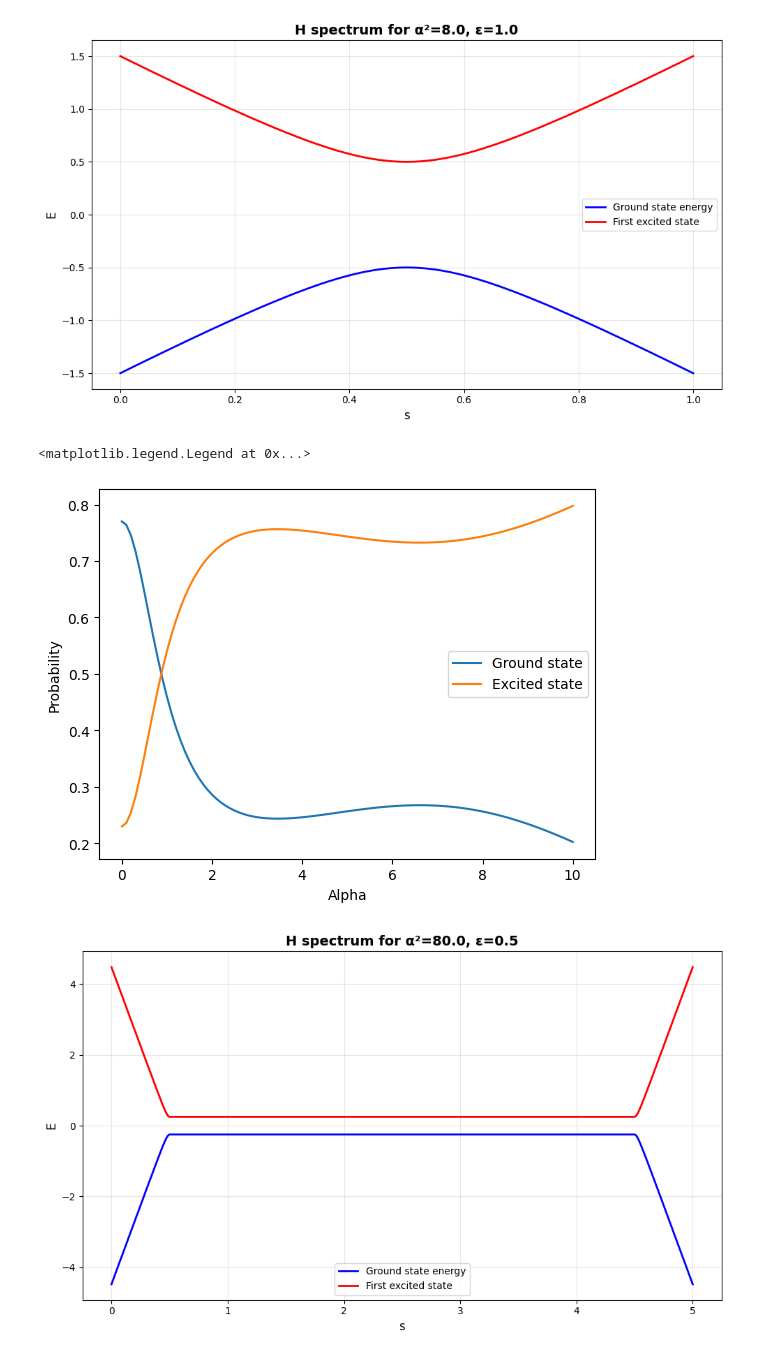
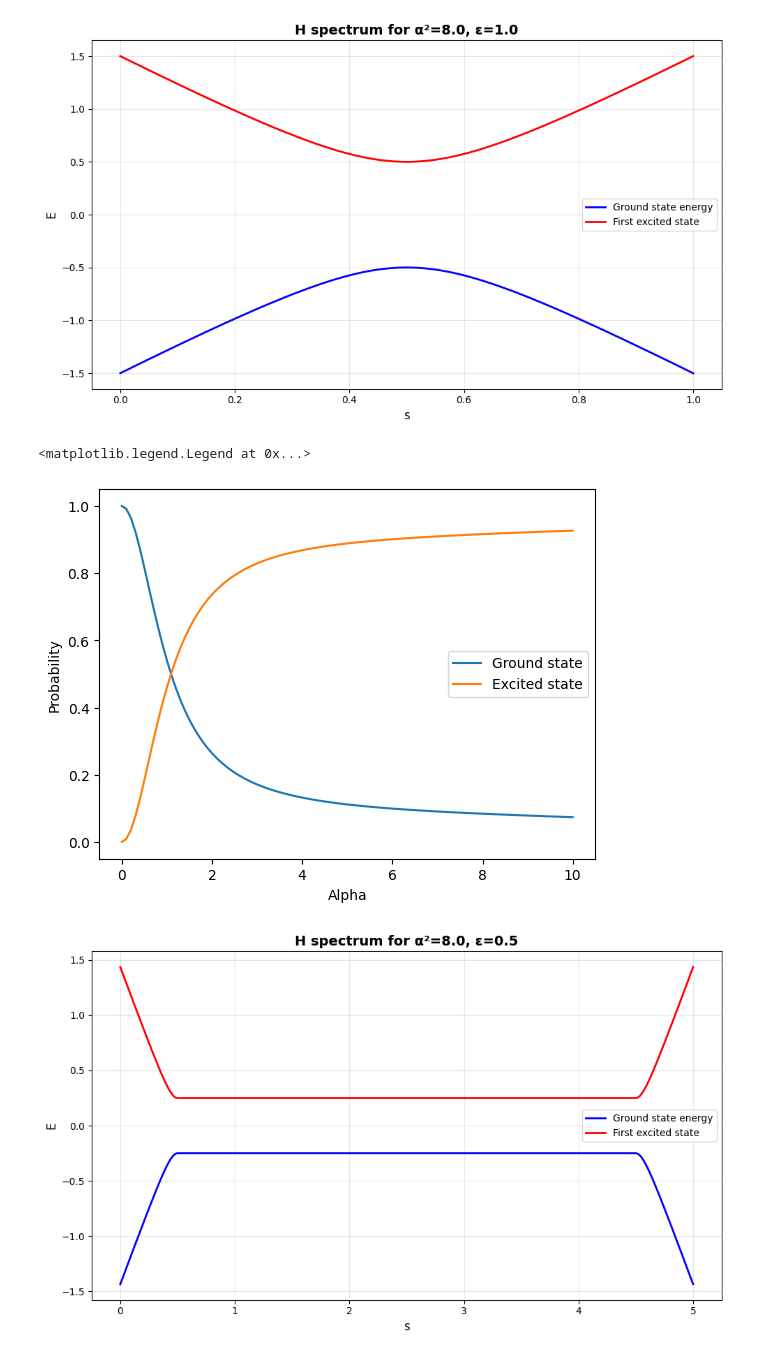
Before and after one commit to OsQarM/lsz_spectroscopy, a Jupyter notebook: qutip_test.ipynb, the cells around one changed output. Saved outputs shown, nothing was run; the diff lists cells and outputs as text; code cells hidden in the pictures.

Commit message:
Improved plotting and made fourier transform

```diff
--- a/qutip_test.ipynb
+++ b/qutip_test.ipynb
@@ -62,9 +62,7 @@ def H_numpy_lz(a, e, t):
     sigma_x = np.array([[0, 1], [1, 0]])
     sigma_z = np.array([[1, 0], [0, -1]])
 
-    Hx = a*sigma_x + e*sigma_z  # Constant term
-    Hz = e*sigma_z              # Time-dependent coefficient
-    H = t*Hz + (0.5 - t)*Hx
+    H = 0.5*e*sigma_x + a*(0.5 - t)*sigma_z
     return H
 
 def H_numpy_lsz(a, e, t, tw):
@@ -153,9 +151,9 @@ plt.ylabel('Probability')
 plt.legend()
 # %% [output]
 <matplotlib.legend.Legend at 0x...>
-[figure, old version]
+[figure, new version]
 # %%
-alpha = np.sqrt(80)
+alpha = np.sqrt(8)
 epsilon = 0.5
 ti = 0
 tf = 1
@@ -164,32 +162,32 @@ dt = 1e-2
 
 nsteps = int((tf+t_wait)/dt)
 t_list = np.linspace(ti, tf+t_wait, nsteps)
 
 g, e = [], []
 
 for t in t_list:
     Ham = H_numpy_lsz(alpha, epsilon, t, t_wait)
     eigvals, eigvecs = np.linalg.eigh(Ham)
     g.append(eigvals[0])
     e.append(eigvals[1])
 
 # Create plot
 plt.figure(figsize=(10, 6))
 
 # Plot each line
 plt.plot(t_list, g, label='Ground state energy', linewidth=2, color='blue', linestyle='-')
 plt.plot(t_list, e, label='First excited state', linewidth=2, color='red', linestyle='-')
 
 # Customize
 plt.title(f'H spectrum for α²={alpha**2:.1f}, ε={epsilon:.1f}', fontsize=14, fontweight='bold')
 plt.xlabel('s', fontsize=12)
 plt.ylabel('E', fontsize=12)
 plt.legend(fontsize=10)
 plt.grid(True, alpha=0.3)
 
 # Show
 plt.tight_layout()
 plt.show()
 # %% [output]
-[figure, old version]
+[figure, new version]
 # %%
```
Also changed, not shown: parts of 5 cells of this notebook.
